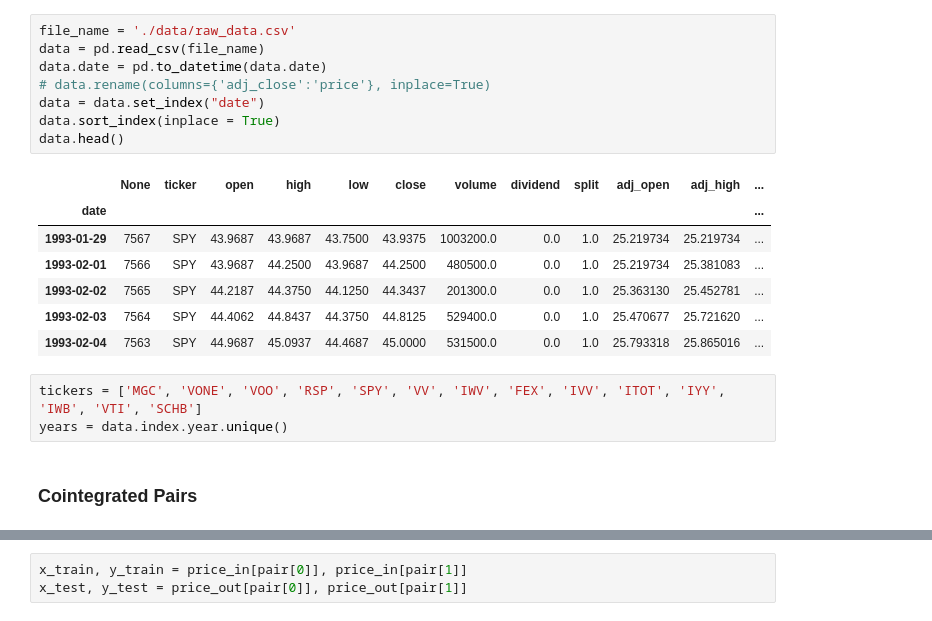
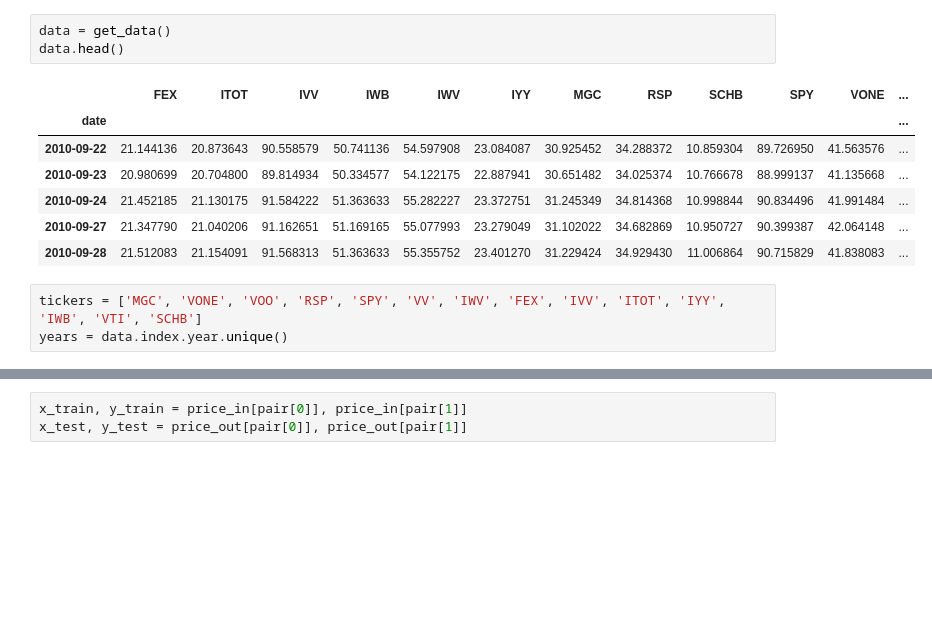
Before and after one commit to leeway00/non-linear-cointegration, a Jupyter notebook: FuncCoint.ipynb, the cells around one changed output, grey strips where cells are left out. Drawn from its saved outputs; the diff is of its cells as text; blank space fills up the shorter version.

```diff
--- a/FuncCoint.ipynb
+++ b/FuncCoint.ipynb
@@ -15,21 +22,14 @@ warnings.filterwarnings('ignore')
-# %%
-file_name = './data/raw_data.csv'
-data = pd.read_csv(file_name)
-data.date = pd.to_datetime(data.date)
-# data.rename(columns={'adj_close':'price'}, inplace=True)
-data = data.set_index("date")
-data.sort_index(inplace = True)
-data.head()
-# %% [output]
-|  | None | ticker | open | high | low | close | volume | dividend | split | adj_open | adj_high | ... |
-| date |  |  |  |  |  |  |  |  |  |  |  | ... |
-| 1993-01-29 | 7567 | SPY | 43.9687 | 43.9687 | 43.7500 | 43.9375 | 1003200.0 | 0.0 | 1.0 | 25.219734 | 25.219734 | ... |
-| 1993-02-01 | 7566 | SPY | 43.9687 | 44.2500 | 43.9687 | 44.2500 | 480500.0 | 0.0 | 1.0 | 25.219734 | 25.381083 | ... |
-| 1993-02-02 | 7565 | SPY | 44.2187 | 44.3750 | 44.1250 | 44.3437 | 201300.0 | 0.0 | 1.0 | 25.363130 | 25.452781 | ... |
-| 1993-02-03 | 7564 | SPY | 44.4062 | 44.8437 | 44.3750 | 44.8125 | 529400.0 | 0.0 | 1.0 | 25.470677 | 25.721620 | ... |
-| 1993-02-04 | 7563 | SPY | 44.9687 | 45.0937 | 44.4687 | 45.0000 | 531500.0 | 0.0 | 1.0 | 25.793318 | 25.865016 | ... |
+# %%
+data = get_data()
+data.head()
+# %% [output]
+|  | FEX | ITOT | IVV | IWB | IWV | IYY | MGC | RSP | SCHB | SPY | VONE | ... |
+| date |  |  |  |  |  |  |  |  |  |  |  | ... |
+| 2010-09-22 | 21.144136 | 20.873643 | 90.558579 | 50.741136 | 54.597908 | 23.084087 | 30.925452 | 34.288372 | 10.859304 | 89.726950 | 41.563576 | ... |
+| 2010-09-23 | 20.980699 | 20.704800 | 89.814934 | 50.334577 | 54.122175 | 22.887941 | 30.651482 | 34.025374 | 10.766678 | 88.999137 | 41.135668 | ... |
+| 2010-09-24 | 21.452185 | 21.130175 | 91.584222 | 51.363633 | 55.282227 | 23.372751 | 31.245349 | 34.814368 | 10.998844 | 90.834496 | 41.991484 | ... |
+| 2010-09-27 | 21.347790 | 21.040206 | 91.162651 | 51.169165 | 55.077993 | 23.279049 | 31.102022 | 34.682869 | 10.950727 | 90.399387 | 42.064148 | ... |
+| 2010-09-28 | 21.512083 | 21.154091 | 91.568313 | 51.363633 | 55.355752 | 23.401270 | 31.229424 | 34.929430 | 11.006864 | 90.715829 | 41.838083 | ... |
 # %%
 tickers = ['MGC', 'VONE', 'VOO', 'RSP', 'SPY', 'VV', 'IWV', 'FEX', 'IVV', 'ITOT', 'IYY', 'IWB', 'VTI', 'SCHB']
 years = data.index.year.unique()
-# %% [markdown]
-### Cointegrated Pairs
```
Also changed, not shown: parts of 17 cells of this notebook, 11 other files.
